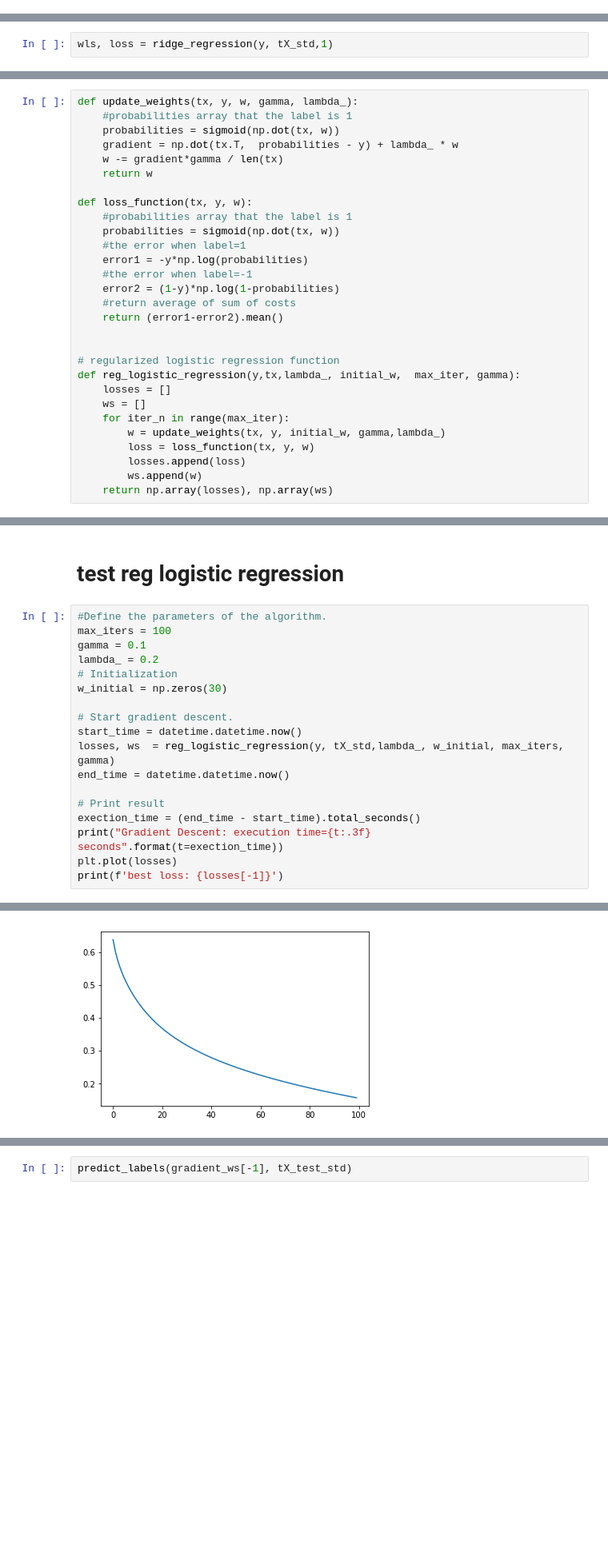
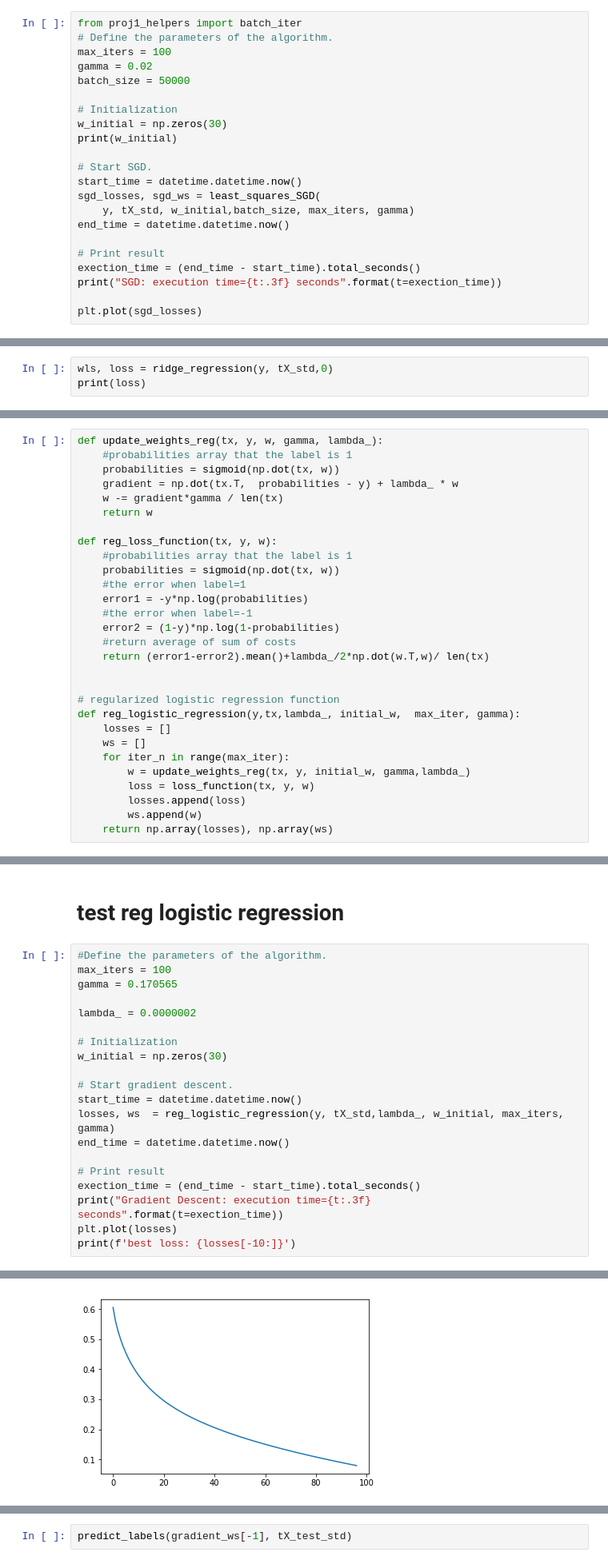
Before and after one commit to MaximeFth/Machine_learning_2020, a Jupyter notebook: project1/scripts/project1.ipynb, the cells around one changed output, grey strips where cells are left out. Shown at 80% size. Saved outputs shown, nothing was run; the diff lists cells and outputs as text; blank space fills up the shorter version.

```diff
--- a/project1/scripts/project1.ipynb
+++ b/project1/scripts/project1.ipynb
@@ -91,3 +130,25 @@ def least_squares_SGD(y, tx, initial_w, batch_size, max_iters, gamma):
+# %%
+from proj1_helpers import batch_iter
+# Define the parameters of the algorithm.
+max_iters = 100
+gamma = 0.02
+batch_size = 50000
+
+# Initialization
+w_initial = np.zeros(30)
+print(w_initial)
+
+# Start SGD.
+start_time = datetime.datetime.now()
+sgd_losses, sgd_ws = least_squares_SGD(
+    y, tX_std, w_initial,batch_size, max_iters, gamma)
+end_time = datetime.datetime.now()
+
+# Print result
+exection_time = (end_time - start_time).total_seconds()
+print("SGD: execution time={t:.3f} seconds".format(t=exection_time))
+
+plt.plot(sgd_losses)
 # %% [markdown]
 # least square
 computed by solving for w:  X<sup>T</sup>X * w = X<sup>T</sup>y
@@ -104,4 +165,5 @@ def ridge_regression(y, tx, lamda):
     w = np.linalg.solve(tx.T@tx+lamda*np.eye(tx.shape[1]),tx.T@y)
     return w, compute_loss(y, tx, w)
 # %%
-wls, loss = ridge_regression(y, tX_std,1)
+wls, loss = ridge_regression(y, tX_std,0)
+print(loss)
@@ -153,14 +213,14 @@ def classify(predictions):
 # %% [markdown]
 # reg logistic regression
 # %%
-def update_weights(tx, y, w, gamma, lambda_):
+def update_weights_reg(tx, y, w, gamma, lambda_):
     #probabilities array that the label is 1
     probabilities = sigmoid(np.dot(tx, w))
     gradient = np.dot(tx.T,  probabilities - y) + lambda_ * w
     w -= gradient*gamma / len(tx)
     return w
 
-def loss_function(tx, y, w):
+def reg_loss_function(tx, y, w):
     #probabilities array that the label is 1
     probabilities = sigmoid(np.dot(tx, w))
     #the error when label=1
@@ -168,7 +228,7 @@ def loss_function(tx, y, w):
     #the error when label=-1
     error2 = (1-y)*np.log(1-probabilities)
     #return average of sum of costs
-    return (error1-error2).mean()
+    return (error1-error2).mean()+lambda_/2*np.dot(w.T,w)/ len(tx)
 
 
 # regularized logistic regression function
@@ -176,7 +236,7 @@ def reg_logistic_regression(y,tx,lambda_, initial_w,  max_iter, gamma):
     losses = []
     ws = []
     for iter_n in range(max_iter):
-        w = update_weights(tx, y, initial_w, gamma,lambda_)
+        w = update_weights_reg(tx, y, initial_w, gamma,lambda_)
         loss = loss_function(tx, y, w)
         losses.append(loss)
         ws.append(w)
@@ -210,8 +286,10 @@ Gradient Descent: execution time=2.519 seconds
 # %%
 #Define the parameters of the algorithm.
 max_iters = 100
-gamma = 0.1
-lambda_ = 0.2
+gamma = 0.170565
+
+lambda_ = 0.0000002
+
 # Initialization
 w_initial = np.zeros(30)
 
@@ -224,5 +302,5 @@ end_time = datetime.datetime.now()
 exection_time = (end_time - start_time).total_seconds()
 print("Gradient Descent: execution time={t:.3f} seconds".format(t=exection_time))
 plt.plot(losses)
-print(f'best loss: {losses[-1]}')
+print(f'best loss: {losses[-10:]}')
 # %% [output]
@@ -231 +310 @@ best loss: 0.1570169845486614
-[figure, old version]
+[figure, new version]
```
Also changed, not shown: parts of 26 cells of this notebook, 4 other files.
